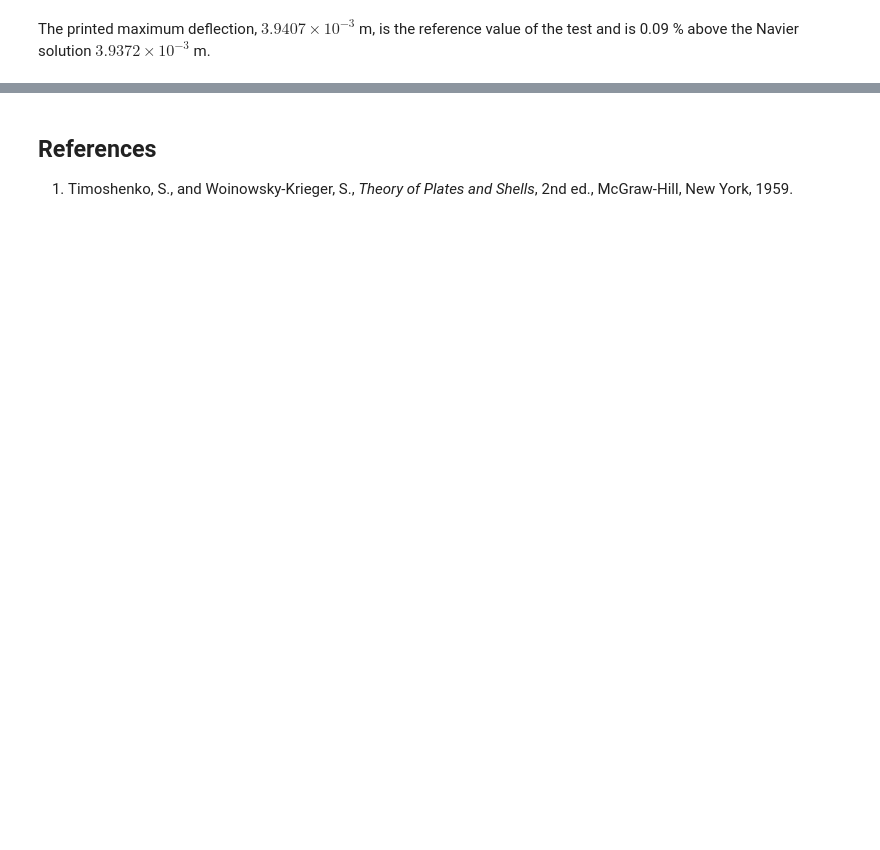
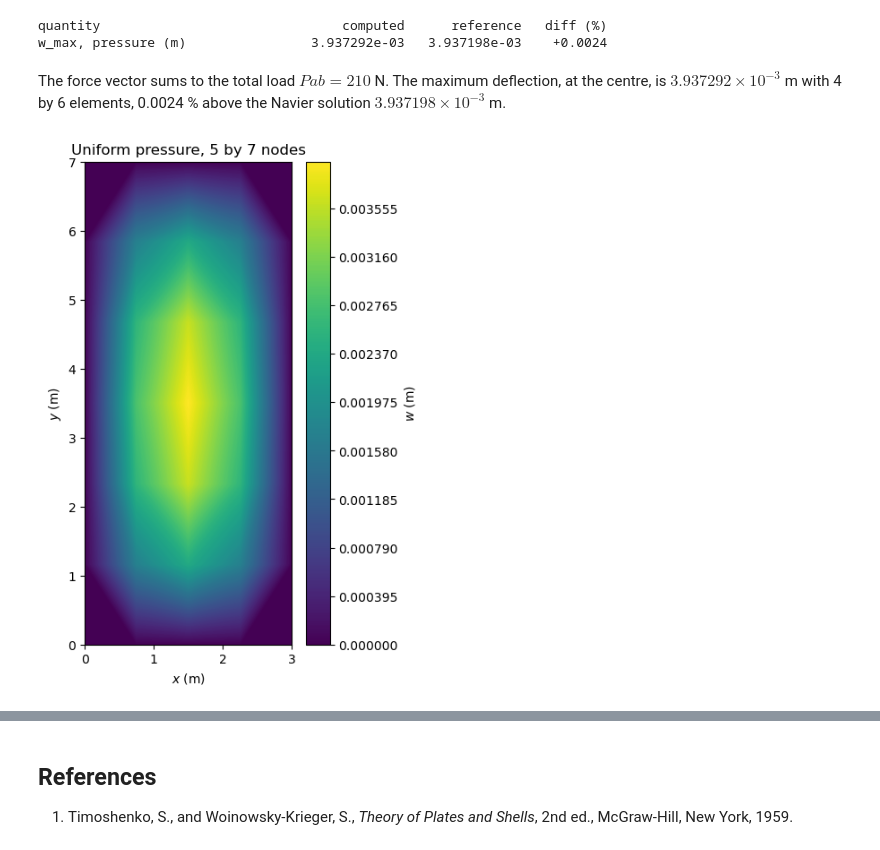
Before and after one commit to saullocastro/bfscplate2d, a Jupyter notebook: notebooks/ex_linear_static.ipynb, the cells around one changed output, grey strips where cells are left out. Drawn from its saved outputs; the diff is of its cells as text; code cells hidden in the pictures; blank space fills up the shorter version.

```diff
--- a/notebooks/ex_linear_static.ipynb
+++ b/notebooks/ex_linear_static.ipynb
@@ -197,0 +159,24 @@ wmin 0.0
+# %%
+def pressure_load(plates, N, P, nint=4):
+    points, weights = get_points_weights(nint)
+    f = np.zeros(N, dtype=float)
+    for plate in plates:
+        indices = []
+        for ci in [plate.c1, plate.c2, plate.c3, plate.c4]:
+            for i in range(DOF):
+                indices.append(ci + i)
+        fe = np.zeros(4*DOF, dtype=float)
+        for i in range(nint):
+            for j in range(nint):
+                weight = weights[i]*weights[j]
+                plate.update_Sw(points[i], points[j])
+                Sw = np.asarray(plate.Sw)
+                fe += (plate.lex*plate.ley)/4*weight*Sw*P
+        f[indices] += fe
+    return f
+
+
+P = 10 # Pa
+f = pressure_load(plates, KC0.shape[0], P)
+print('sum of the w entries of the force vector', f[6::DOF].sum())
+print('P a b', P*a*b)
@@ -198,4 +214,28 @@ wmin 0.0
+# %%
+D = E*h**3/(12*(1 - nu**2))
+ms = np.arange(1, 200, 2)
+mm, nn = np.meshgrid(ms, ms)
+w_navier = 16*P/(np.pi**6*D)*np.sum(
+    np.sin(mm*np.pi/2)*np.sin(nn*np.pi/2)
+    /(mm*nn*(mm**2/a**2 + nn**2/b**2)**2))
+
+print_table([('w_max, pressure (m)', w.max(), w_navier)])
+# %% [output]
+quantity                               computed      reference   diff (%)
+w_max, pressure (m)                3.937292e-03   3.937198e-03    +0.0024
 # %% [markdown]
-The printed maximum deflection, $3.9407 \times 10^{-3}$ m, is the reference
-value of the test and is 0.09 % above the Navier solution
-$3.9372 \times 10^{-3}$ m.
+The force vector sums to the total load $P a b = 210$ N. The maximum
+deflection, at the centre, is $3.937292 \times 10^{-3}$ m with 4 by 6
+elements, 0.0024 % above the Navier solution $3.937198 \times 10^{-3}$ m.
+# %%
+plt.figure(figsize=(4, 7))
+plt.gca().set_aspect('equal')
+levels = np.linspace(w.min(), w.max(), 300)
+plt.contourf(xmesh, ymesh, w, levels=levels)
+plt.colorbar(label='$w$ (m)')
+plt.xlabel('$x$ (m)')
+plt.ylabel('$y$ (m)')
+plt.title('Uniform pressure, 5 by 7 nodes')
+plt.show()
+# %% [output]
+[figure, added]
```
Also changed, not shown: parts of 27 cells of this notebook, 5 other files.
